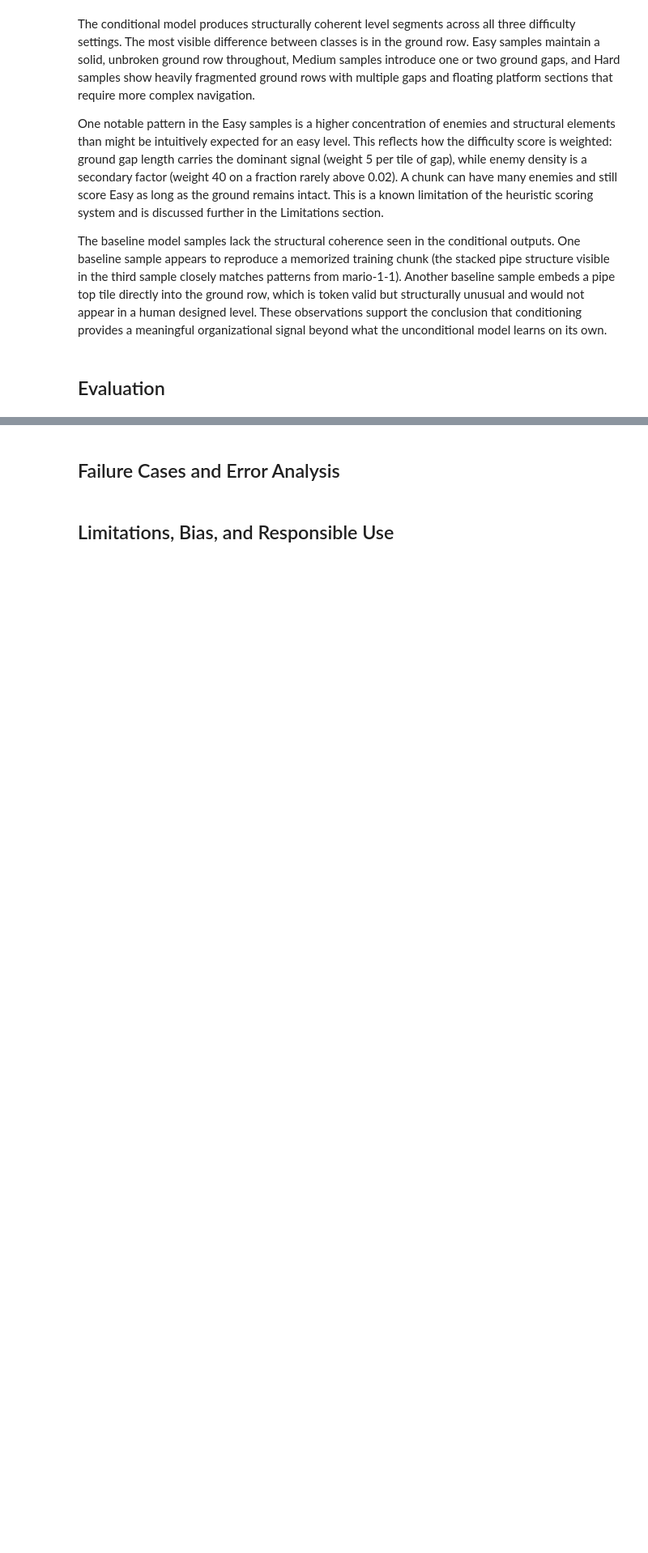
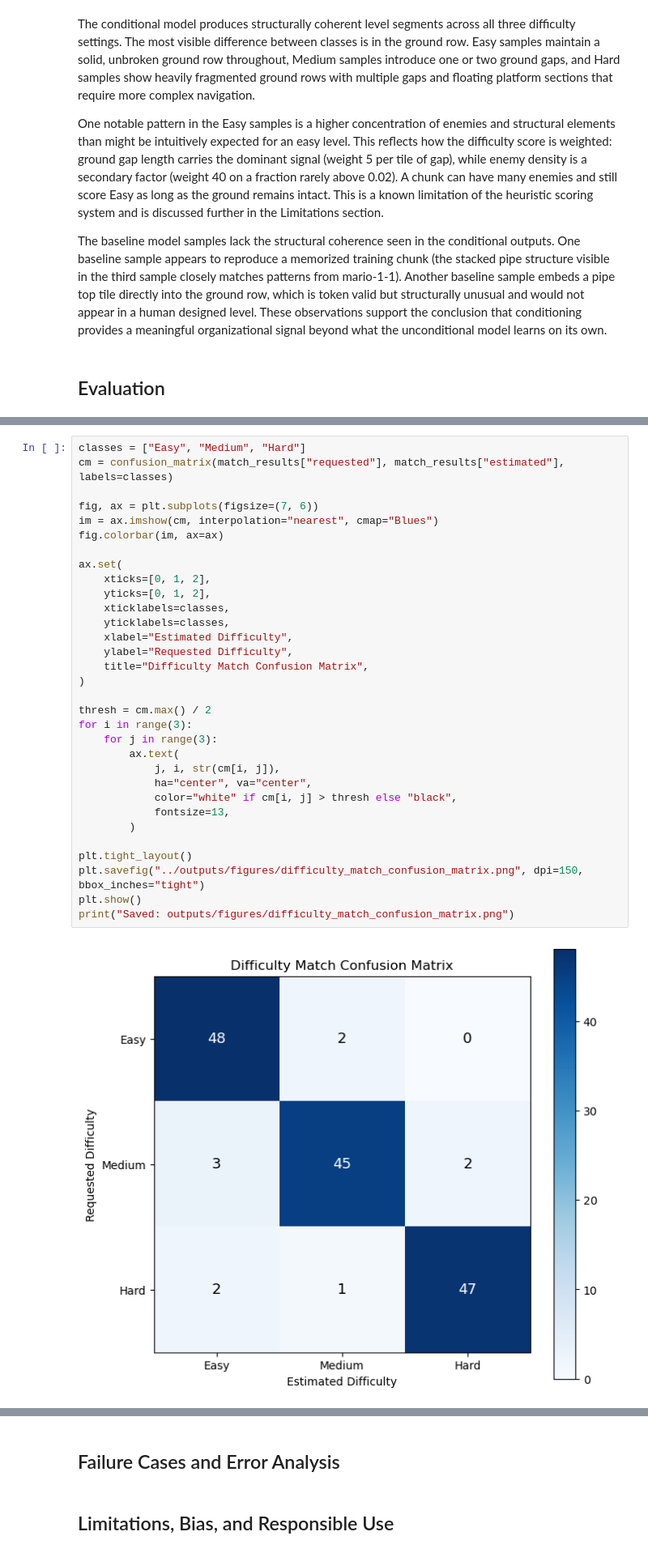
Before and after one commit to thebobmay/generative-ai-transformer-level-generation, a Jupyter notebook: notebooks/generative_model.ipynb, the cells around one changed output, grey strips where cells are left out. Shown at 81% size. Cells and saved outputs as stored; diff of their text form; blank space fills up the shorter version.

```diff
--- a/notebooks/generative_model.ipynb
+++ b/notebooks/generative_model.ipynb
@@ -886,0 +1166,34 @@ The baseline model samples lack the structural coherence seen in the conditional
+# %%
+classes = ["Easy", "Medium", "Hard"]
+cm = confusion_matrix(match_results["requested"], match_results["estimated"], labels=classes)
+
+fig, ax = plt.subplots(figsize=(7, 6))
+im = ax.imshow(cm, interpolation="nearest", cmap="Blues")
+fig.colorbar(im, ax=ax)
+
+ax.set(
+    xticks=[0, 1, 2],
+    yticks=[0, 1, 2],
+    xticklabels=classes,
+    yticklabels=classes,
+    xlabel="Estimated Difficulty",
+    ylabel="Requested Difficulty",
+    title="Difficulty Match Confusion Matrix",
+)
+
+thresh = cm.max() / 2
+for i in range(3):
+    for j in range(3):
+        ax.text(
+            j, i, str(cm[i, j]),
+            ha="center", va="center",
+            color="white" if cm[i, j] > thresh else "black",
+            fontsize=13,
+        )
+
+plt.tight_layout()
+plt.savefig("../outputs/figures/difficulty_match_confusion_matrix.png", dpi=150, bbox_inches="tight")
+plt.show()
+print("Saved: outputs/figures/difficulty_match_confusion_matrix.png")
+# %% [output]
+[figure, added]
```
Also changed, not shown: parts of 9 cells of this notebook, 4 other files.
